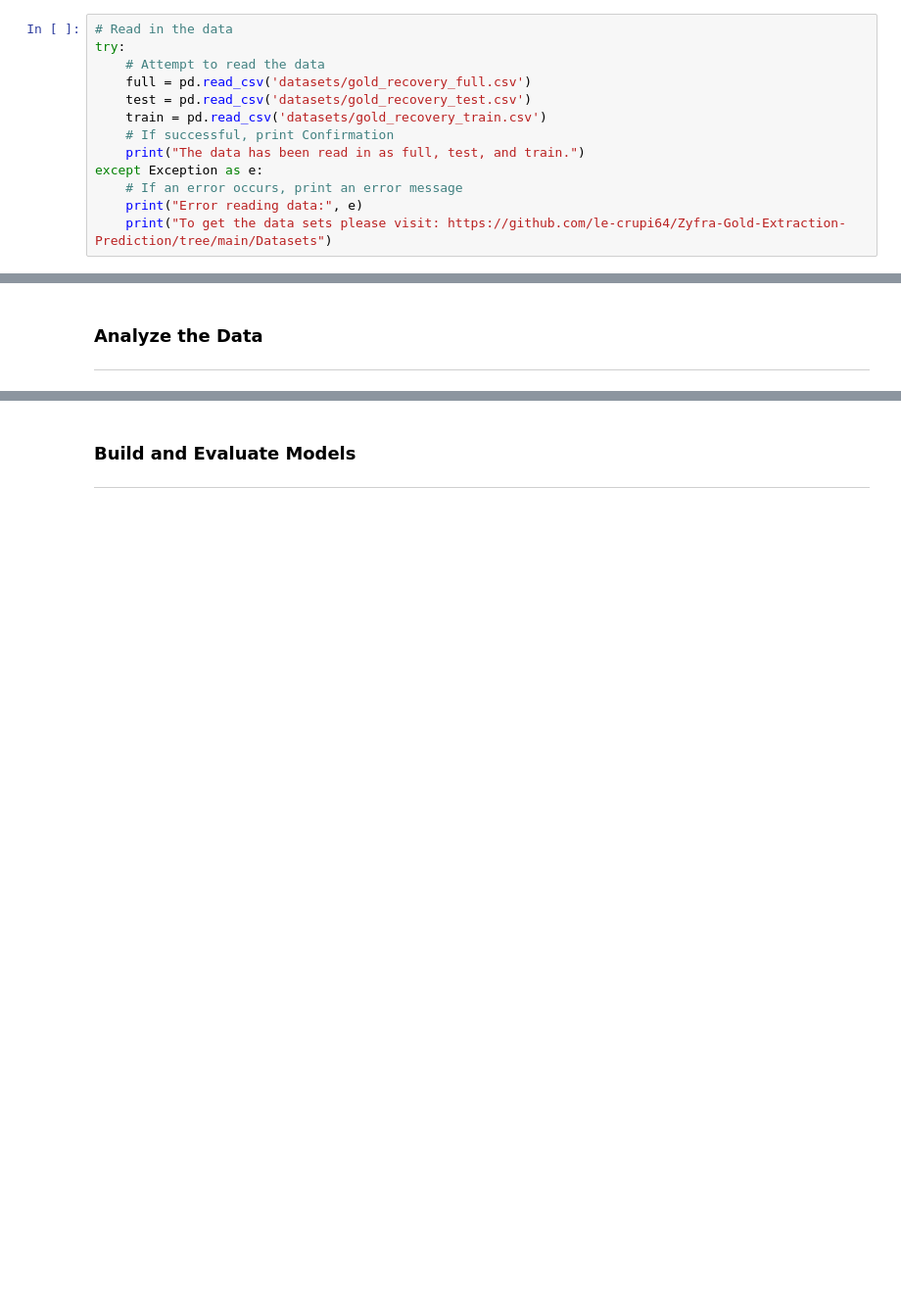
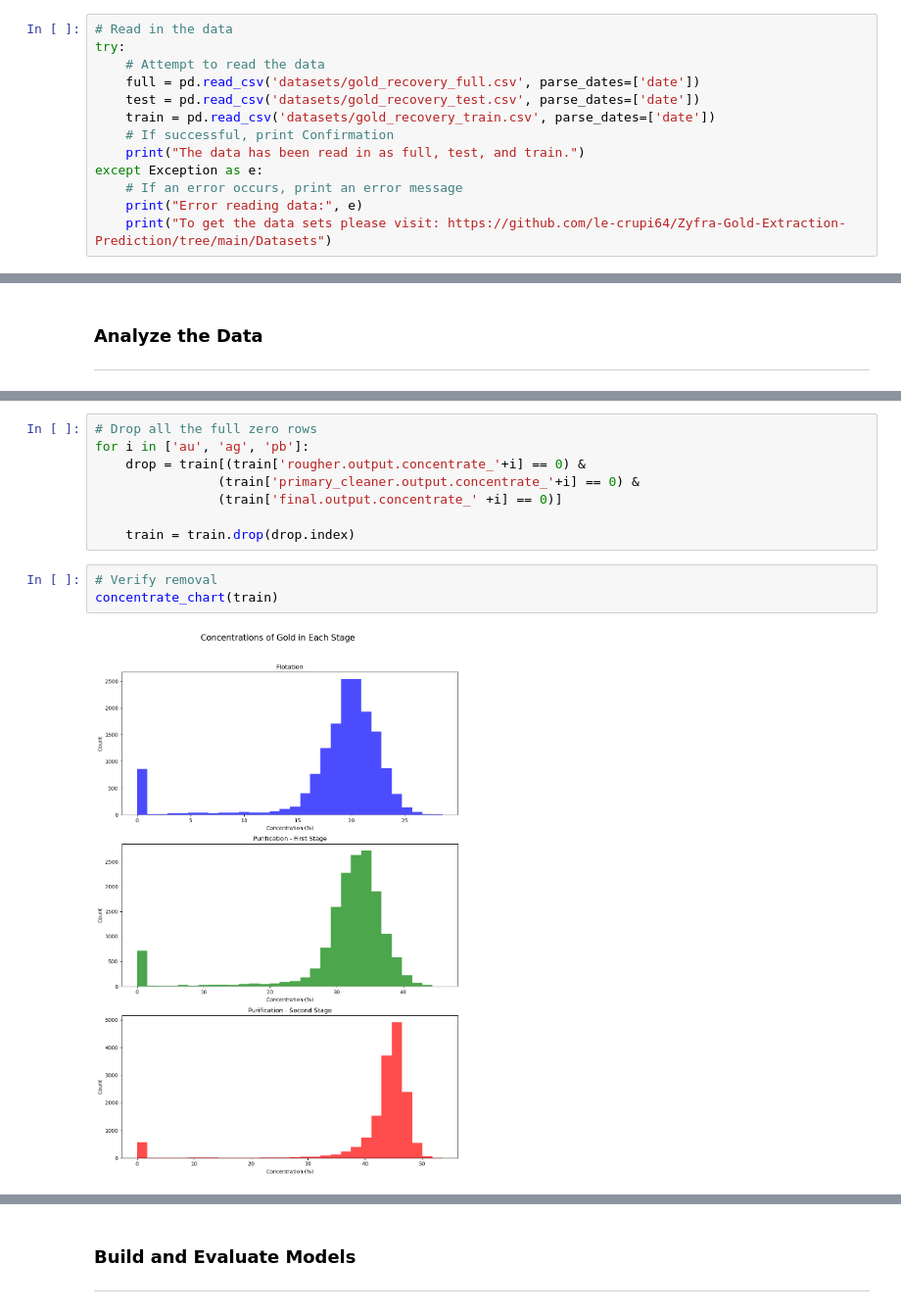
Before and after one commit to le-crupi64/Zyfra-Gold-Extraction-Prediction, a Jupyter notebook: Predictions.ipynb, the cells around one changed output, grey strips where cells are left out. Shown at 98% size. Drawn from its saved outputs; the diff is of its cells as text; blank space fills up the shorter version.

```diff
--- a/Predictions.ipynb
+++ b/Predictions.ipynb
@@ -36,9 +39,9 @@ import matplotlib.pyplot as plt
 # Read in the data
 try:
     # Attempt to read the data
-    full = pd.read_csv('datasets/gold_recovery_full.csv')
-    test = pd.read_csv('datasets/gold_recovery_test.csv')
-    train = pd.read_csv('datasets/gold_recovery_train.csv')
+    full = pd.read_csv('datasets/gold_recovery_full.csv', parse_dates=['date'])
+    test = pd.read_csv('datasets/gold_recovery_test.csv', parse_dates=['date'])
+    train = pd.read_csv('datasets/gold_recovery_train.csv', parse_dates=['date'])
     # If successful, print Confirmation
     print("The data has been read in as full, test, and train.")
 except Exception as e:
@@ -58,0 +326,13 @@ The data has been read in as full, test, and train.
+# %%
+# Drop all the full zero rows
+for i in ['au', 'ag', 'pb']:
+    drop = train[(train['rougher.output.concentrate_'+i] == 0) &
+                (train['primary_cleaner.output.concentrate_'+i] == 0) &
+                (train['final.output.concentrate_' +i] == 0)]
+
+    train = train.drop(drop.index)
+# %%
+# Verify removal
+concentrate_chart(train)
+# %% [output]
+[figure, added]
```
Also changed, not shown: parts of 59 cells of this notebook, 2 other files.
